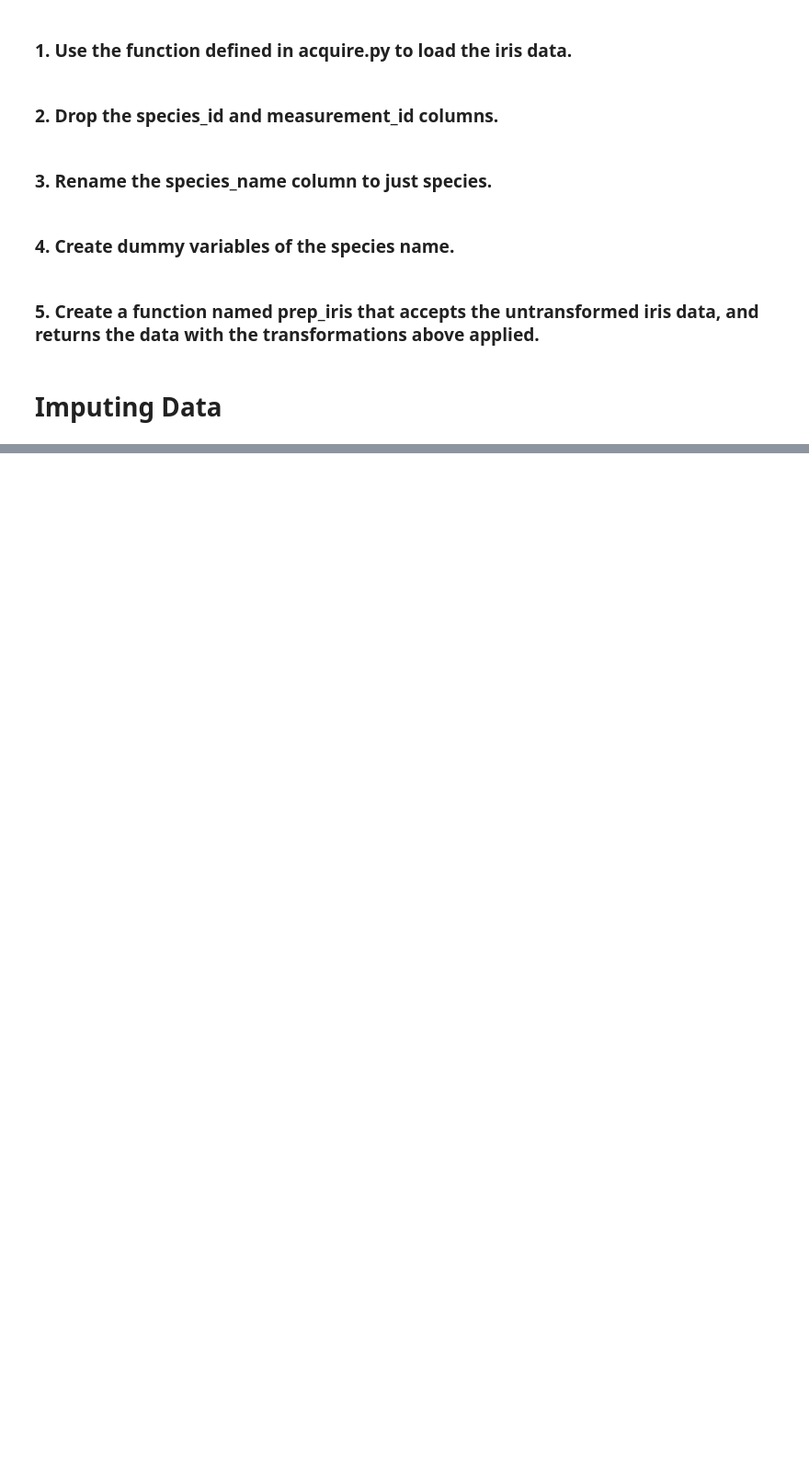
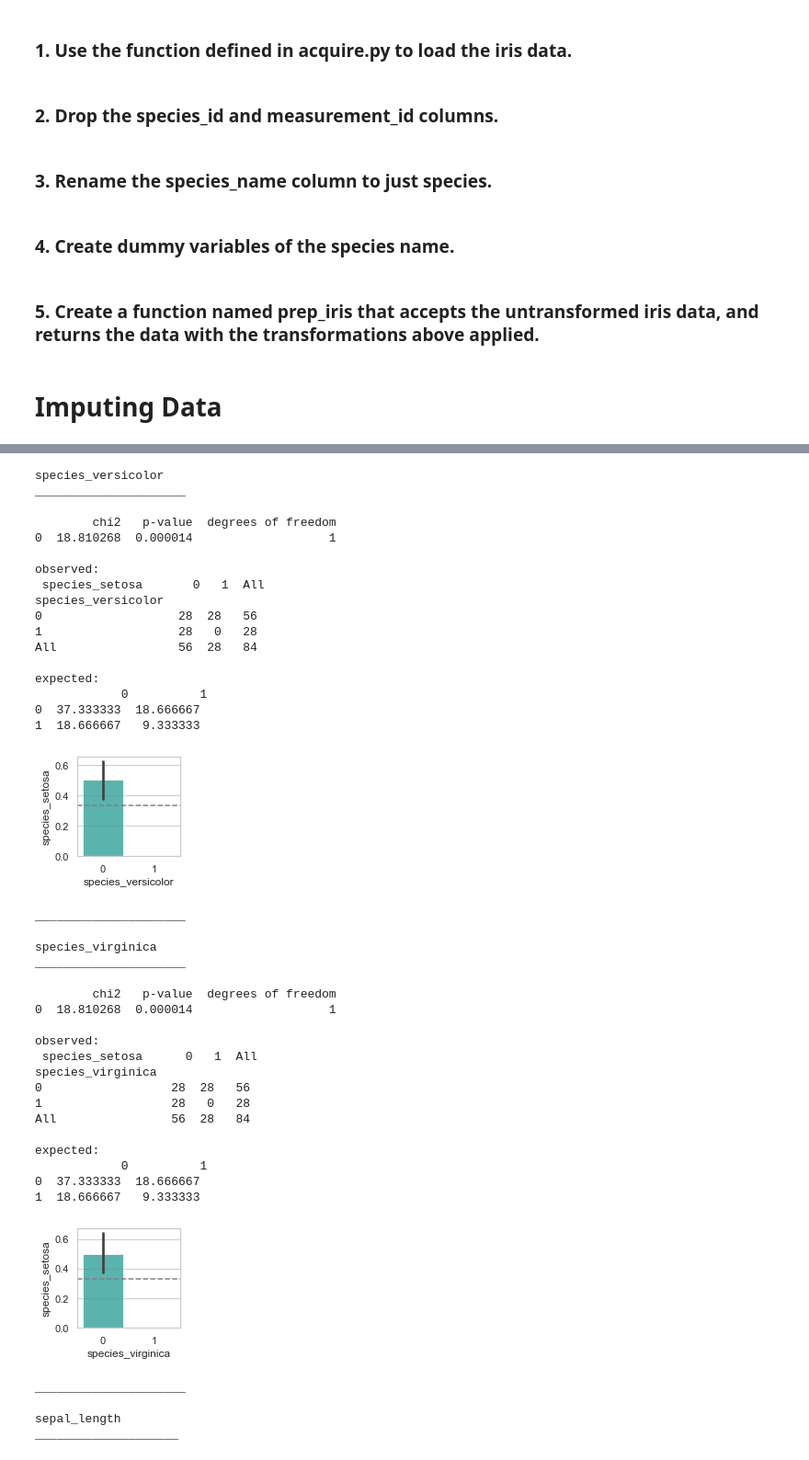
Before and after one commit to veronica-f-reyes/classification-exercises, a Jupyter notebook: classification_exercises.ipynb, the cells around one changed output, grey strips where cells are left out. Shown at 92% size. Drawn from its saved outputs; the diff is of its cells as text; code cells hidden in the pictures; blank space fills up the shorter version.

```diff
--- a/classification_exercises.ipynb
+++ b/classification_exercises.ipynb
@@ -335,0 +446,46 @@ test -> (30, 8)
+# %%
+cat_vars = ['species_versicolor', 'species_virginica']
+explore.explore_bivariate(train, 'species_setosa', cat_vars, quant_vars)
+# %% [output]
+species_versicolor
+_____________________
+
+        chi2   p-value  degrees of freedom
+0  18.810268  0.000014                   1
+
+observed:
+ species_setosa       0   1  All
+species_versicolor
+0                   28  28   56
+1                   28   0   28
+All                 56  28   84
+
+expected:
+            0          1
+0  37.333333  18.666667
+1  18.666667   9.333333
+[figure, added]
+_____________________
+
+species_virginica
+_____________________
+
+        chi2   p-value  degrees of freedom
+0  18.810268  0.000014                   1
+
+observed:
+ species_setosa      0   1  All
+species_virginica
+0                  28  28   56
+1                  28   0   28
+All                56  28   84
+
+expected:
+            0          1
+0  37.333333  18.666667
+1  18.666667   9.333333
+[figure, added]
+_____________________
+
+sepal_length
+____________________
```
Also changed, not shown: parts of 37 cells of this notebook, 1 other file.
